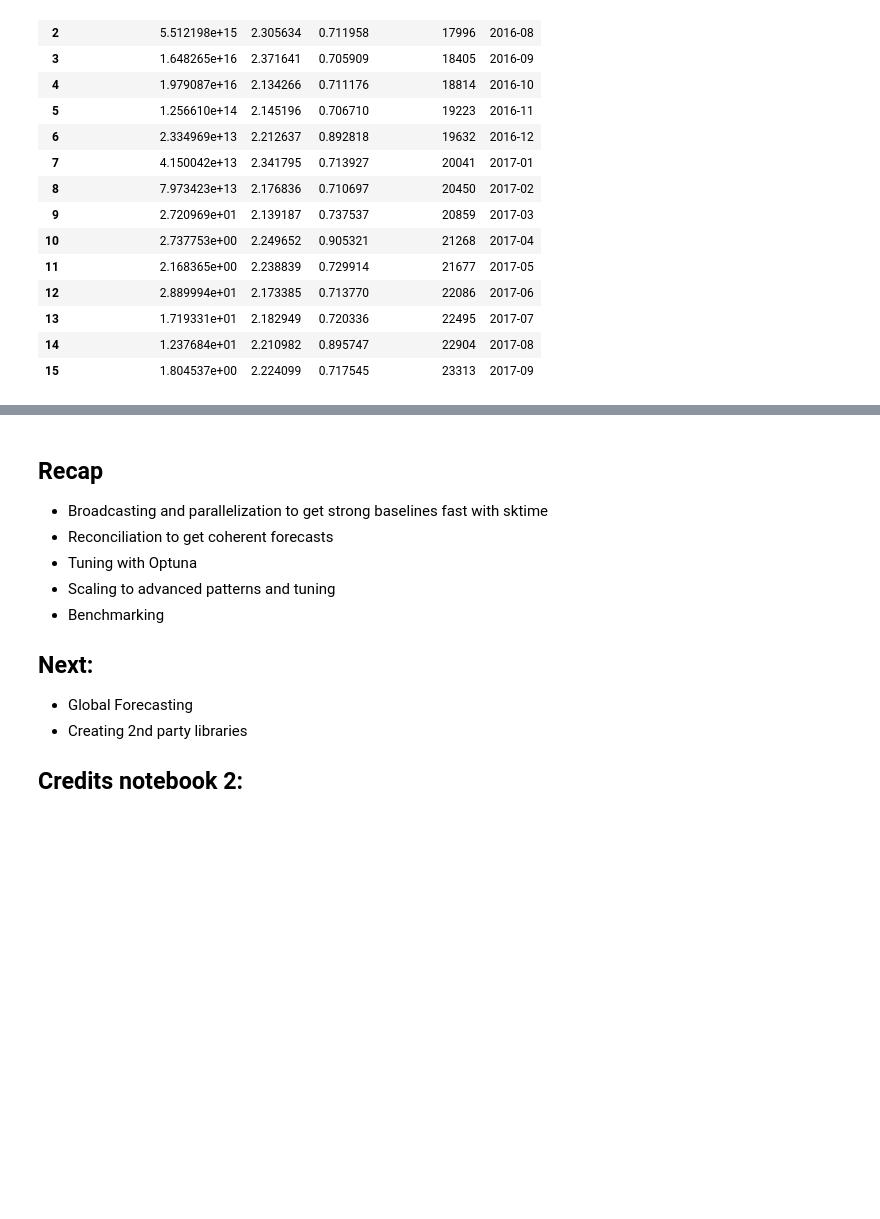
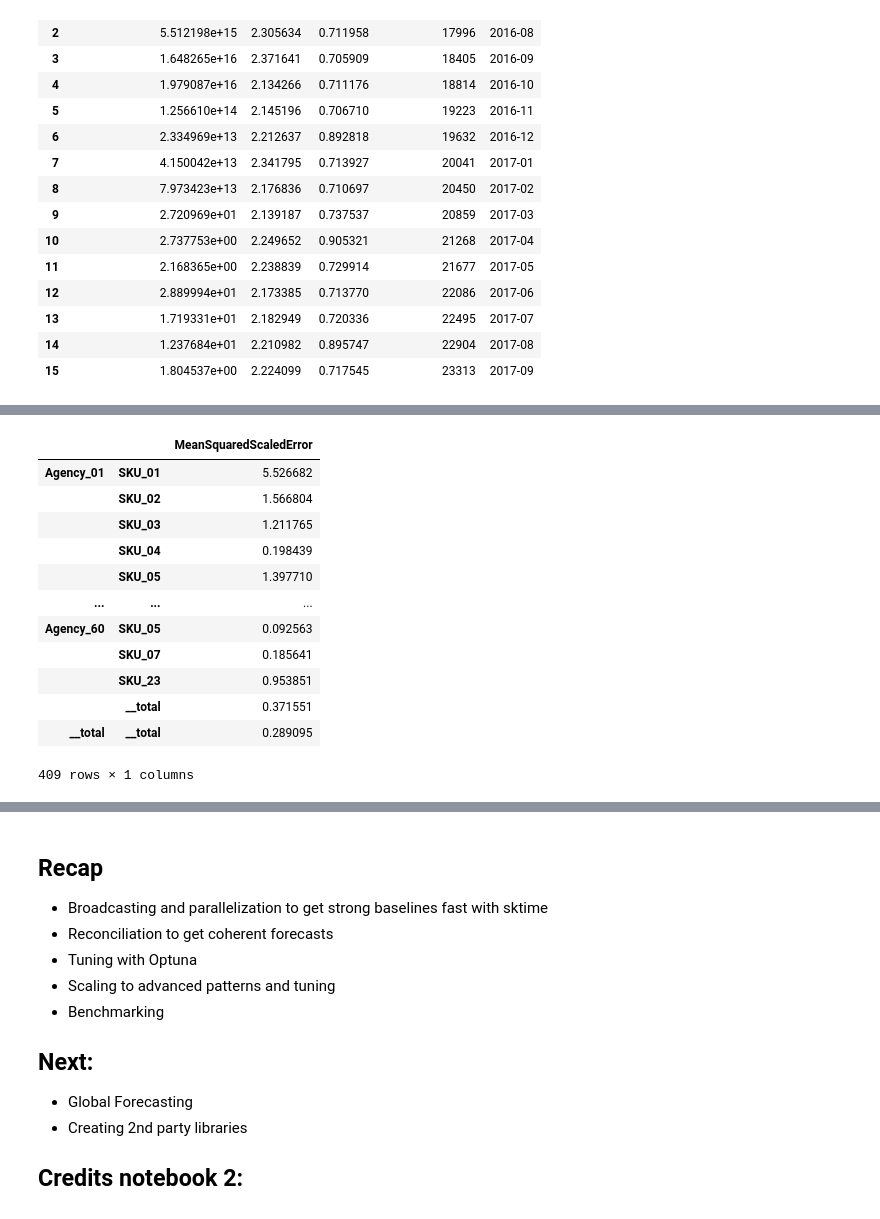
Before and after one commit to sktime/sktime-tutorial-euroscipy2024, a Jupyter notebook: notebooks/02_hierarchical_forecasting.ipynb, the cells around one changed output, grey strips where cells are left out. Drawn from its saved outputs; the diff is of its cells as text; code cells hidden in the pictures; blank space fills up the shorter version.

```diff
--- a/notebooks/02_hierarchical_forecasting.ipynb
+++ b/notebooks/02_hierarchical_forecasting.ipynb
@@ -676,0 +693,16 @@ results
+# %%
+results["test_MeanSquaredScaledError"].loc[0]
+# %% [output]
+|  |  | MeanSquaredScaledError |
+| Agency_01 | SKU_01 | 5.526682 |
+|  | SKU_02 | 1.566804 |
+|  | SKU_03 | 1.211765 |
+|  | SKU_04 | 0.198439 |
+|  | SKU_05 | 1.397710 |
+| ... | ... | ... |
+| Agency_60 | SKU_05 | 0.092563 |
+|  | SKU_07 | 0.185641 |
+|  | SKU_23 | 0.953851 |
+|  | __total | 0.371551 |
+| __total | __total | 0.289095 |
+409 rows × 1 columns
```
Also changed, not shown: parts of 4 cells of this notebook.
